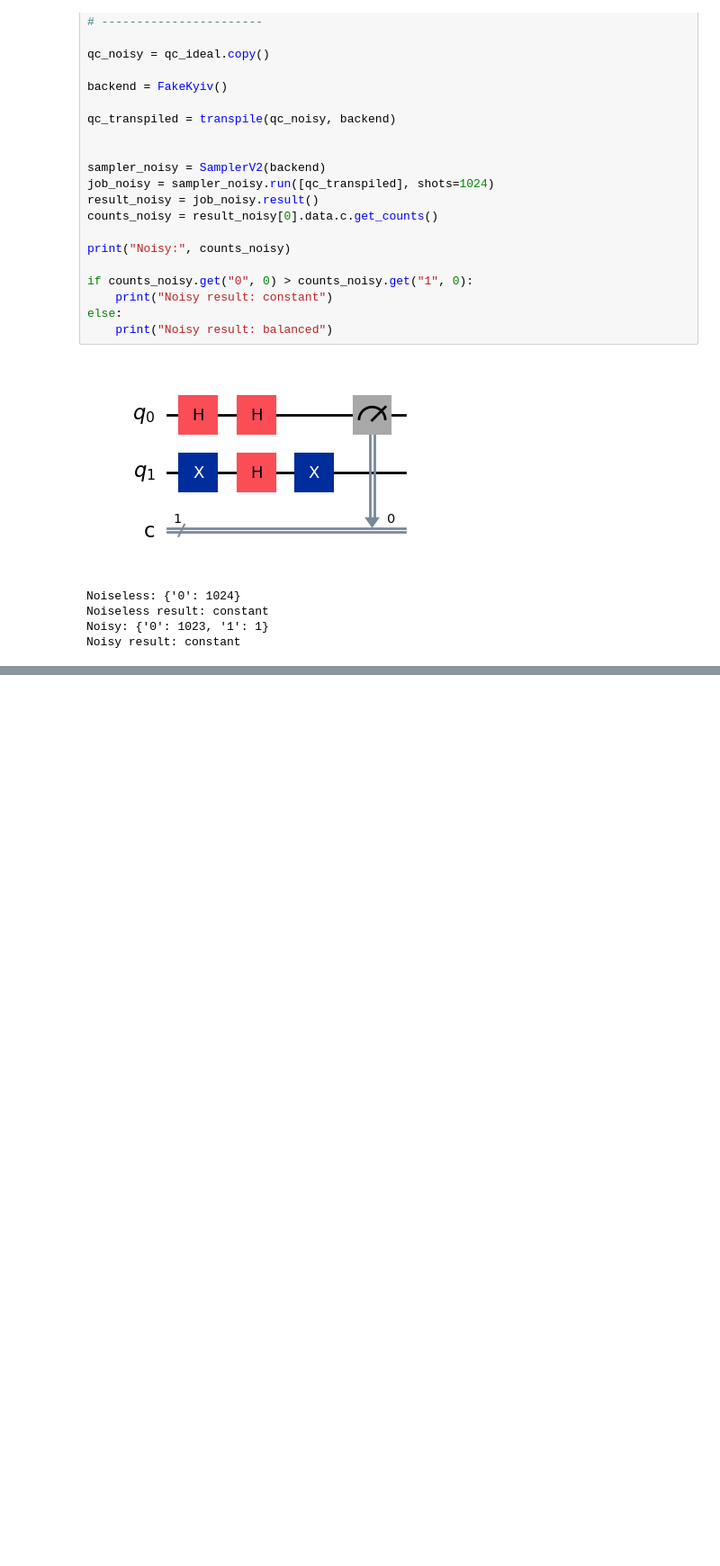
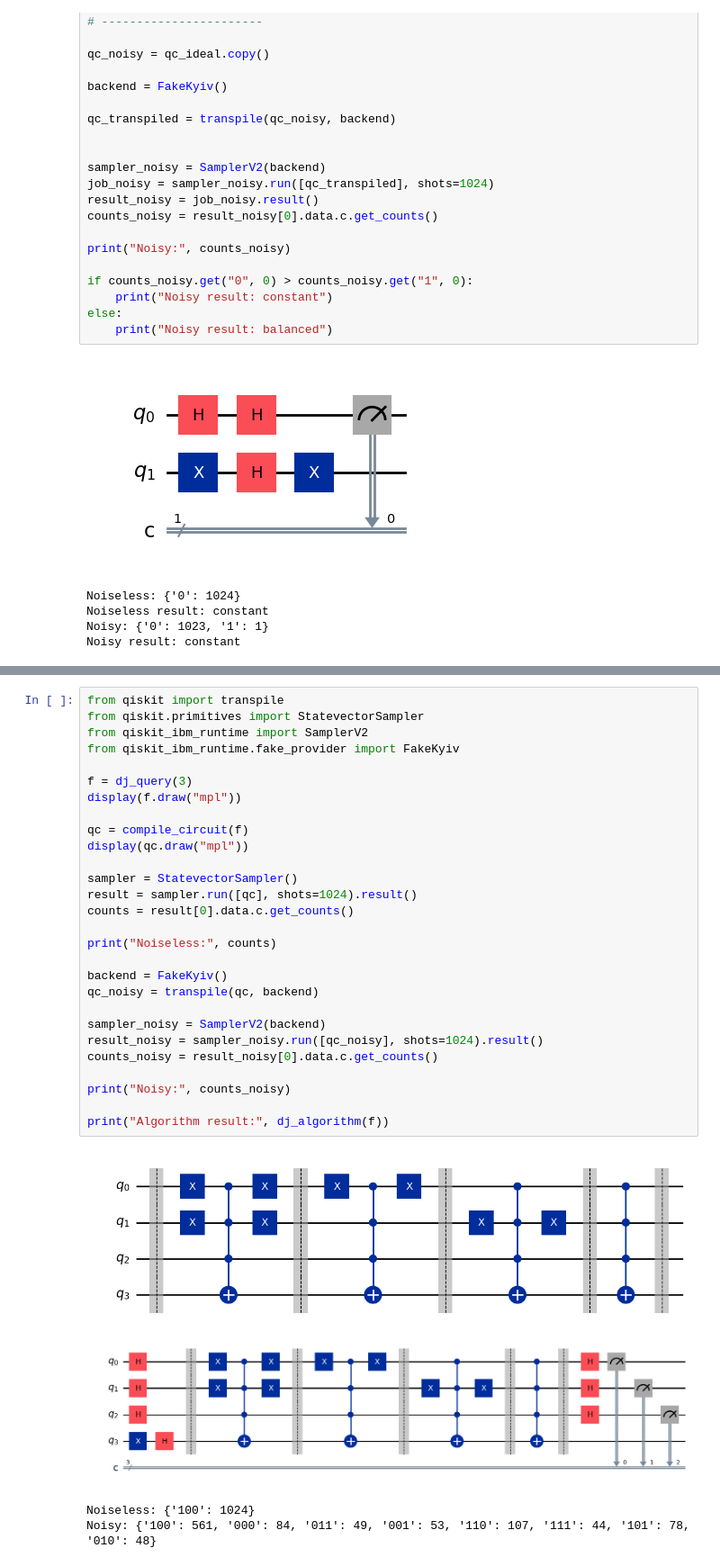
Before and after one commit to kacperpoluszejko/Quantum-Computing, a Jupyter notebook: Lab_2.ipynb, the cells around one changed output, grey strips where cells are left out. Shown at 90% size. Cells and saved outputs as stored; diff of their text form; blank space fills up the shorter version.

```diff
--- a/Lab_2.ipynb
+++ b/Lab_2.ipynb
@@ -203,0 +354,33 @@ print(counts)
+# %%
+from qiskit import transpile
+from qiskit.primitives import StatevectorSampler
+from qiskit_ibm_runtime import SamplerV2
+from qiskit_ibm_runtime.fake_provider import FakeKyiv
+
+f = dj_query(3)
+display(f.draw("mpl"))
+
+qc = compile_circuit(f)
+display(qc.draw("mpl"))
+
+sampler = StatevectorSampler()
+result = sampler.run([qc], shots=1024).result()
+counts = result[0].data.c.get_counts()
+
+print("Noiseless:", counts)
+
+backend = FakeKyiv()
+qc_noisy = transpile(qc, backend)
+
+sampler_noisy = SamplerV2(backend)
+result_noisy = sampler_noisy.run([qc_noisy], shots=1024).result()
+counts_noisy = result_noisy[0].data.c.get_counts()
+
+print("Noisy:", counts_noisy)
+
+print("Algorithm result:", dj_algorithm(f))
+# %% [output]
+[figure, added]
+[figure, added]
+Noiseless: {'100': 1024}
+Noisy: {'100': 561, '000': 84, '011': 49, '001': 53, '110': 107, '111': 44, '101': 78, '010': 48}
```
Also changed, not shown: parts of 6 cells of this notebook.
